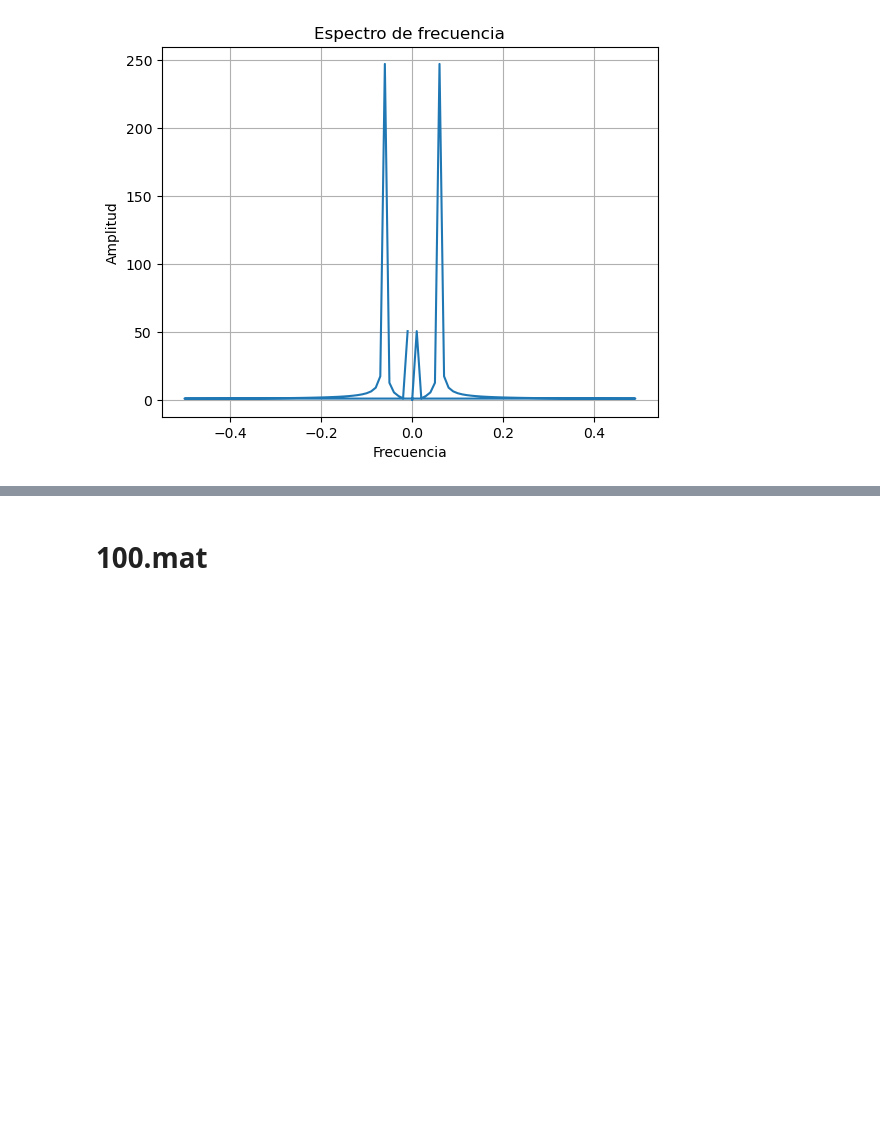
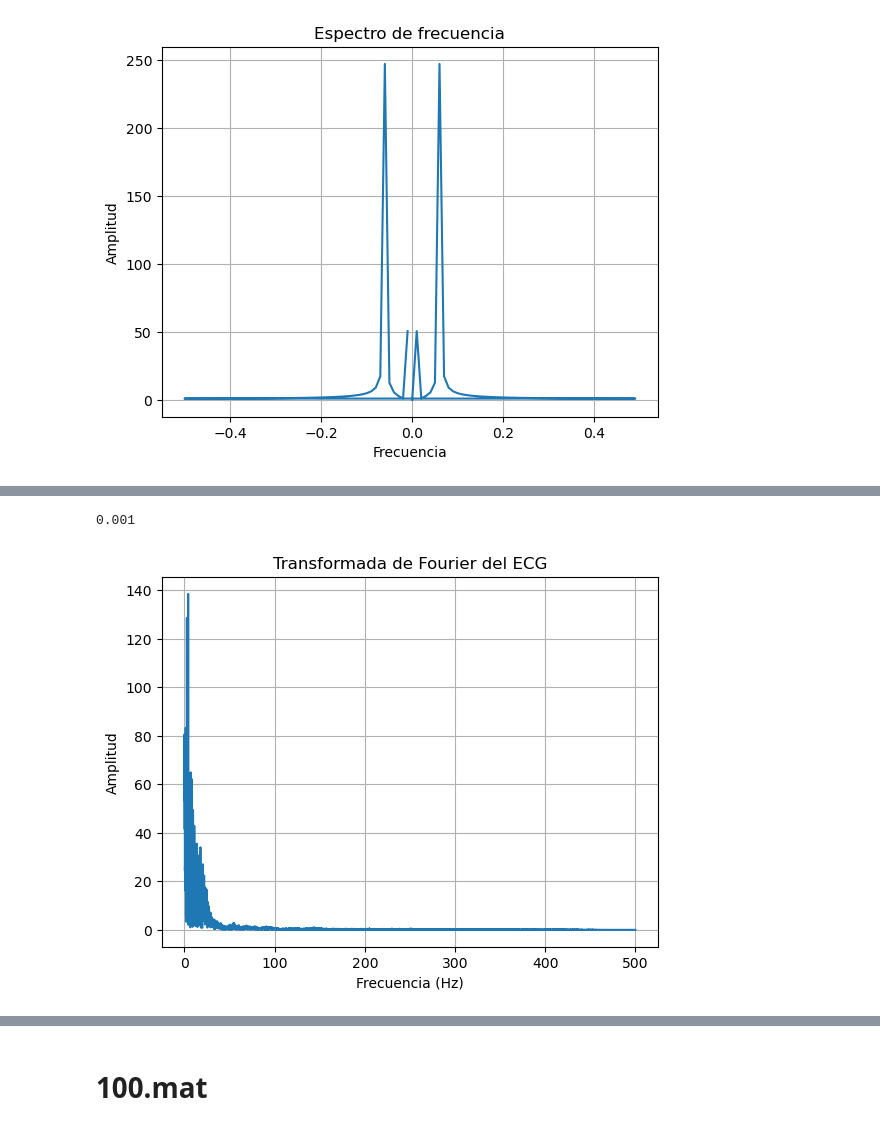
Before and after one commit to Aleestrella/ECG-analisis, a Jupyter notebook: Archivo '100.mat'.ipynb, the cells around one changed output, grey strips where cells are left out. Saved outputs shown, nothing was run; the diff lists cells and outputs as text; code cells hidden in the pictures; blank space fills up the shorter version.

```diff
--- a/Archivo '100.mat'.ipynb
+++ b/Archivo '100.mat'.ipynb
@@ -30,0 +148,5 @@ plt.show()
+# %%
+graficar_fft_ecg('s0010_rem.mat')
+# %% [output]
+0.001
+[figure, added]
```
Also changed, not shown: parts of 26 cells of this notebook.
